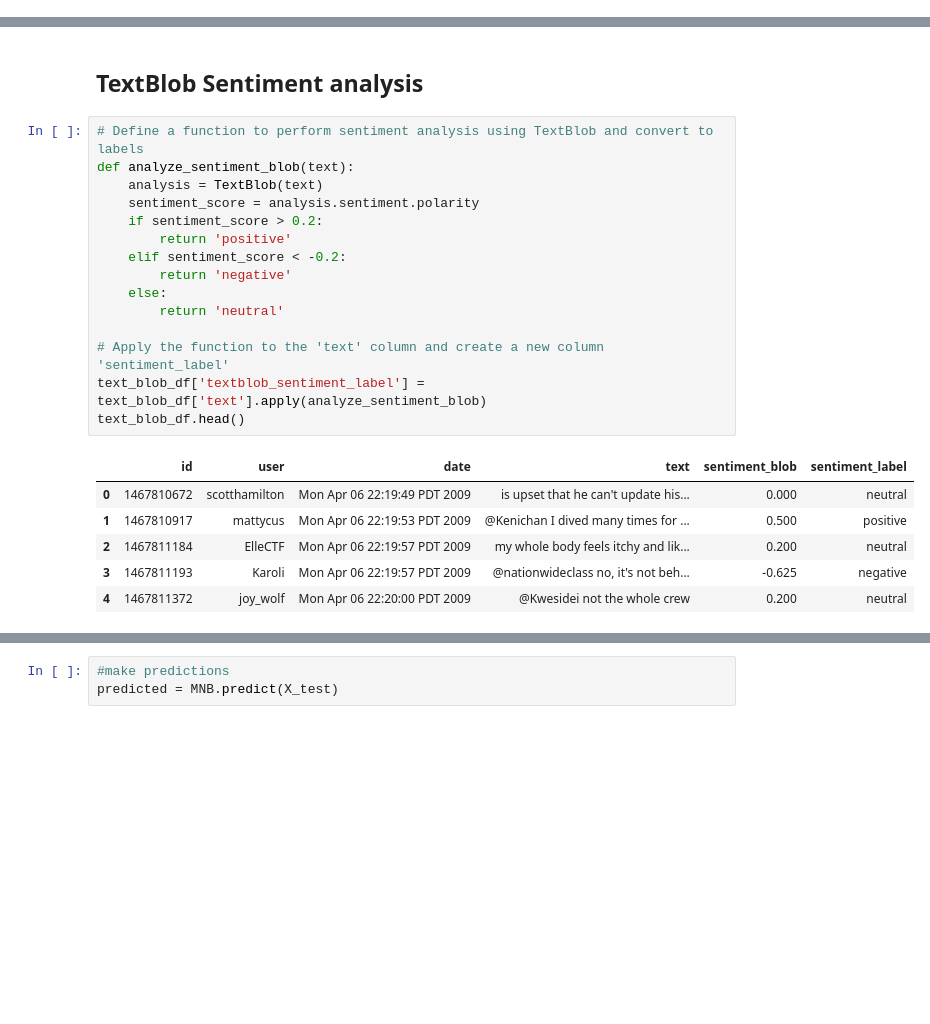
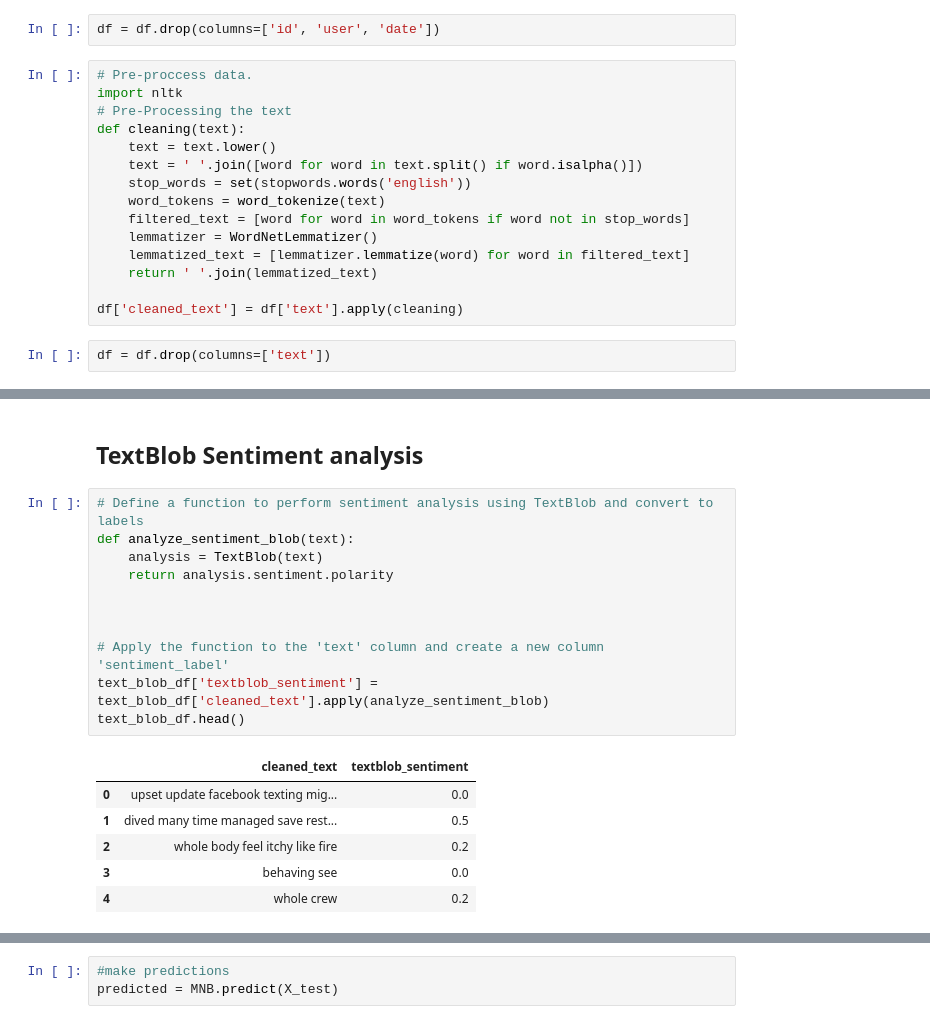
Before and after one commit to StuartMBrown/proj4-repo, a Jupyter notebook: code/text_blob_sentiment_analysis.ipynb, the cells around one changed output, grey strips where cells are left out. Saved outputs shown, nothing was run; the diff lists cells and outputs as text; blank space fills up the shorter version.

Commit message:
bert analysis and code, along with bert csv

```diff
--- a/code/text_blob_sentiment_analysis.ipynb
+++ b/code/text_blob_sentiment_analysis.ipynb
@@ -33,3 +36,22 @@ Data columns (total 5 columns):
  4   target  1599999 non-null  int64
 dtypes: int64(2), object(3)
 memory usage: 61.0+ MB
+# %%
+df = df.drop(columns=['id', 'user', 'date'])
+# %%
+# Pre-proccess data.
+import nltk
+# Pre-Processing the text
+def cleaning(text):
+    text = text.lower()
+    text = ' '.join([word for word in text.split() if word.isalpha()])
+    stop_words = set(stopwords.words('english'))
+    word_tokens = word_tokenize(text)
+    filtered_text = [word for word in word_tokens if word not in stop_words]
+    lemmatizer = WordNetLemmatizer()
+    lemmatized_text = [lemmatizer.lemmatize(word) for word in filtered_text]
+    return ' '.join(lemmatized_text)
+
+df['cleaned_text'] = df['text'].apply(cleaning)
+# %%
+df = df.drop(columns=['text'])
@@ -103,23 +135,19 @@ F1 Score: 0.7680685679646639
 # %%
 # Define a function to perform sentiment analysis using TextBlob and convert to labels
 def analyze_sentiment_blob(text):
     analysis = TextBlob(text)
-    sentiment_score = analysis.sentiment.polarity
-    if sentiment_score > 0.2:
-        return 'positive'
-    elif sentiment_score < -0.2:
-        return 'negative'
-    else:
-        return 'neutral'
+    return analysis.sentiment.polarity
+
+
 
 # Apply the function to the 'text' column and create a new column 'sentiment_label'
-text_blob_df['textblob_sentiment_label'] = text_blob_df['text'].apply(analyze_sentiment_blob)
+text_blob_df['textblob_sentiment'] = text_blob_df['cleaned_text'].apply(analyze_sentiment_blob)
 text_blob_df.head()
 # %% [output]
-|  | id | user | date | text | sentiment_blob | sentiment_label |
-| 0 | 1467810672 | scotthamilton | Mon Apr 06 22:19:49 PDT 2009 | is upset that he can't update his... | 0.000 | neutral |
-| 1 | 1467810917 | mattycus | Mon Apr 06 22:19:53 PDT 2009 | @Kenichan I dived many times for ... | 0.500 | positive |
-| 2 | 1467811184 | ElleCTF | Mon Apr 06 22:19:57 PDT 2009 | my whole body feels itchy and lik... | 0.200 | neutral |
-| 3 | 1467811193 | Karoli | Mon Apr 06 22:19:57 PDT 2009 | @nationwideclass no, it's not beh... | -0.625 | negative |
-| 4 | 1467811372 | joy_wolf | Mon Apr 06 22:20:00 PDT 2009 | @Kwesidei not the whole crew | 0.200 | neutral |
+|  | cleaned_text | textblob_sentiment |
+| 0 | upset update facebook texting mig... | 0.0 |
+| 1 | dived many time managed save rest... | 0.5 |
+| 2 | whole body feel itchy like fire | 0.2 |
+| 3 | behaving see | 0.0 |
+| 4 | whole crew | 0.2 |
 # %%
```
Also changed, not shown: parts of 15 cells of this notebook, 3 other files.
